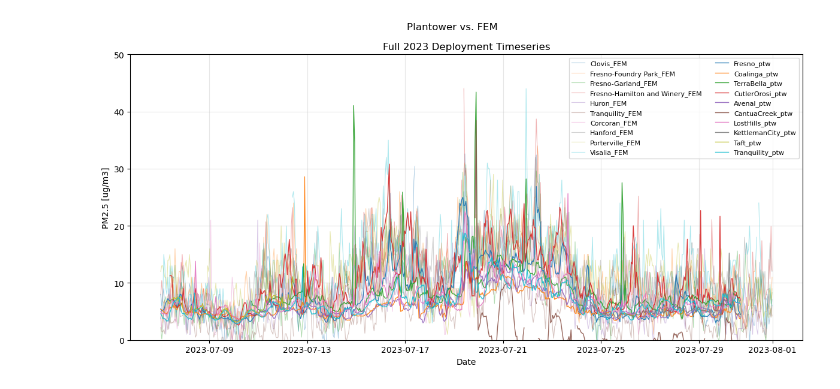
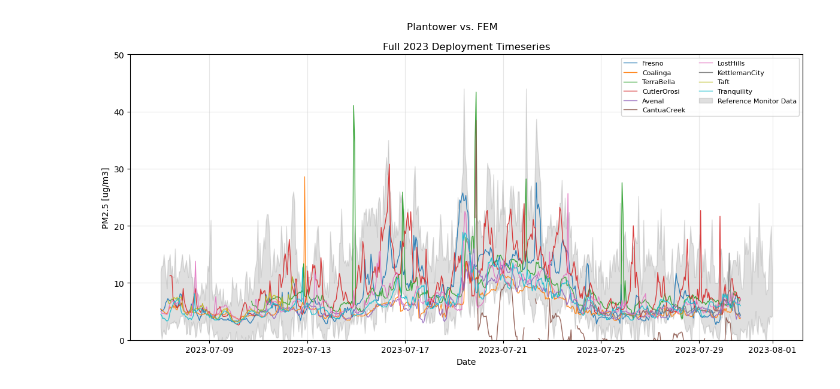
Before and after one commit to TorriaCol/voz-data-analysis, a Jupyter notebook: plots/full_timeseries.ipynb, the cells around one changed output. Saved outputs shown, nothing was run; the diff lists cells and outputs as text; code cells hidden in the pictures.

```diff
--- a/plots/full_timeseries.ipynb
+++ b/plots/full_timeseries.ipynb
@@ -15,7 +15,7 @@ def create_ptwdatetime_column(ptw_file):
     return ptwdf
 
 def rename_pm_column(ptw_file, ptwdf):
-    site = os.path.basename(ptw_file)[0:].split('_', 1)[0]
+    site = os.path.basename(ptw_file).split('_', 1)[0]
     ptwdf = ptwdf.rename(columns={'PM_calibrated_ClarityRemake': f'{site}_ptw'})
     return ptwdf
 
@@ -50,45 +50,54 @@ for site_name, site_id in ref_IDs.items():
     else:
         timeseries = timeseries.join(site_data, how='outer')
 
+timeseries['max_reference_pm'] = timeseries.max(axis=1)
+timeseries['min_reference_pm'] = timeseries.min(axis=1)
+
 for file in ptw_file_names:
     ptwdf = rename_pm_column(file, create_ptwdatetime_column(file))
     if timeseries is None:
         timeseries = ptwdf
     else:
         timeseries = timeseries.join(ptwdf, how='left')
 
 start_date = pd.to_datetime("2023-07-07")
 end_date = pd.to_datetime("2023-08-01")
 
 timeseries_filtered = timeseries[(timeseries.index >= start_date) & (timeseries.index <= end_date)]
 
 df = timeseries_filtered.dropna(how='all', axis=1)
 
 plt.figure(figsize=(12,6))
 for col in df.columns:
-    name=col
-    if(name.endswith('_FEM')):
-        alpha = 0.35
-        lw = 0.8
-        z = 1
+    name=os.path.basename(col).split('_', 1)[0]
+    if('FEM' in col or 'reference' in col):
+        continue
     else:
         alpha = 0.9
         lw = 1
         z = 2
     plt.plot(df.index, df[col], label=name, linewidth=lw, alpha = alpha, zorder = z)
+plt.fill_between(
+    timeseries_filtered.index,                          # x = datetime index
+    timeseries_filtered['min_reference_pm'],               # lower y bound (series)
+    timeseries_filtered['max_reference_pm'],               # upper y bound (series)             # mask of same length
+    alpha=0.25,
+    color='gray',
+    label='Reference Monitor Data'
+)
 plt.legend(ncol=2, fontsize=8)
 plt.title("Full 2023 Deployment Timeseries")
 plt.suptitle("Plantower vs. FEM")
 plt.xlabel("Date")
 plt.ylabel("PM2.5 [ug/m3]")
 plt.ylim(0, 50)
 plt.grid(True, alpha=0.3)
 plt.tight_layout()
 
 plt.savefig(rf"./images/PlantowerFullTimeseries.jpg", format='jpg', dpi=300)
 plt.show()
 # %% [output]
-[figure, old version]
+[figure, new version]
 # %%
 # Define file names and locations for reference and voz plantowers
 senprefix = "../reference_files/2023SensirionDataCalibrated/"
```
Also changed, not shown: 32 other files.
